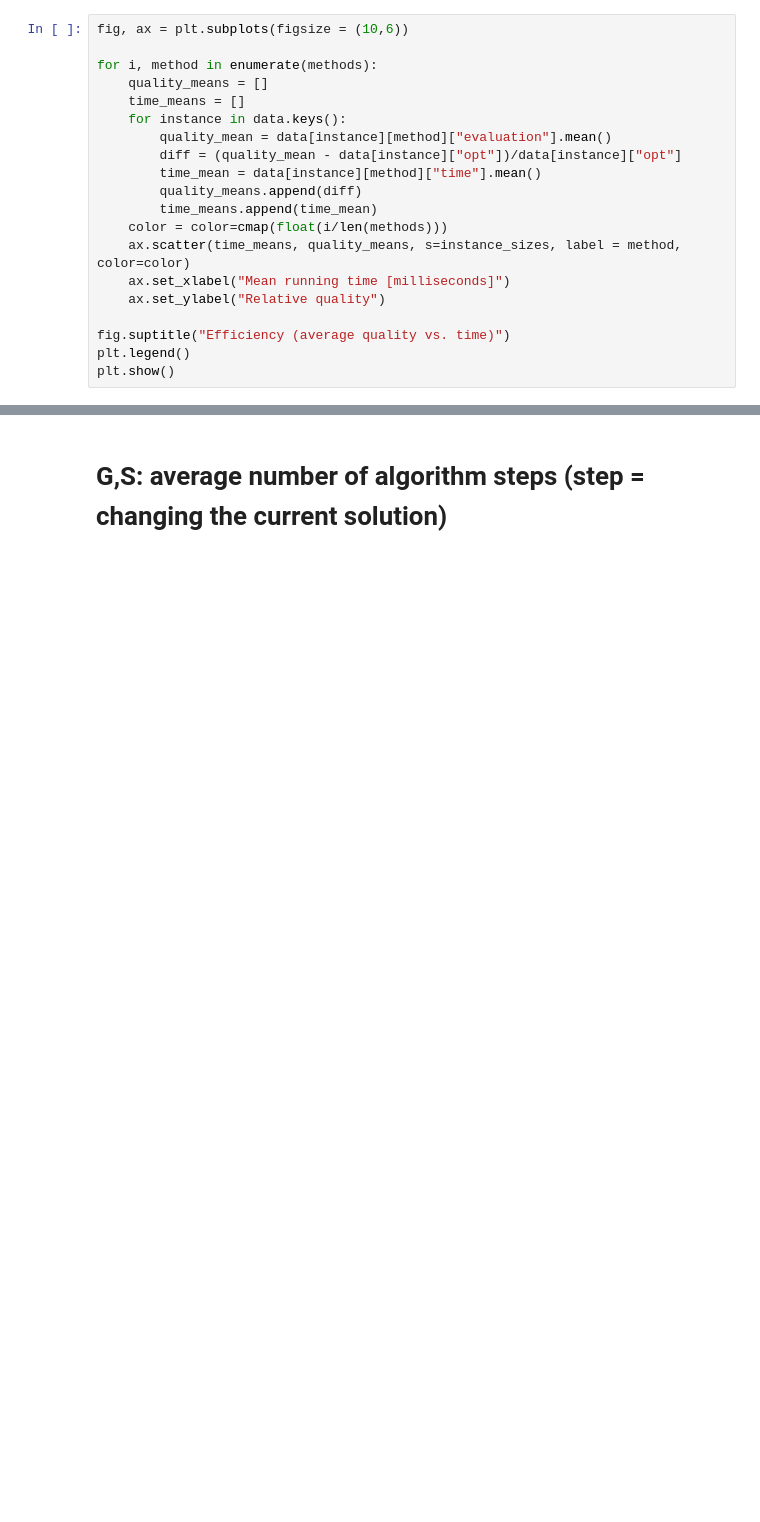
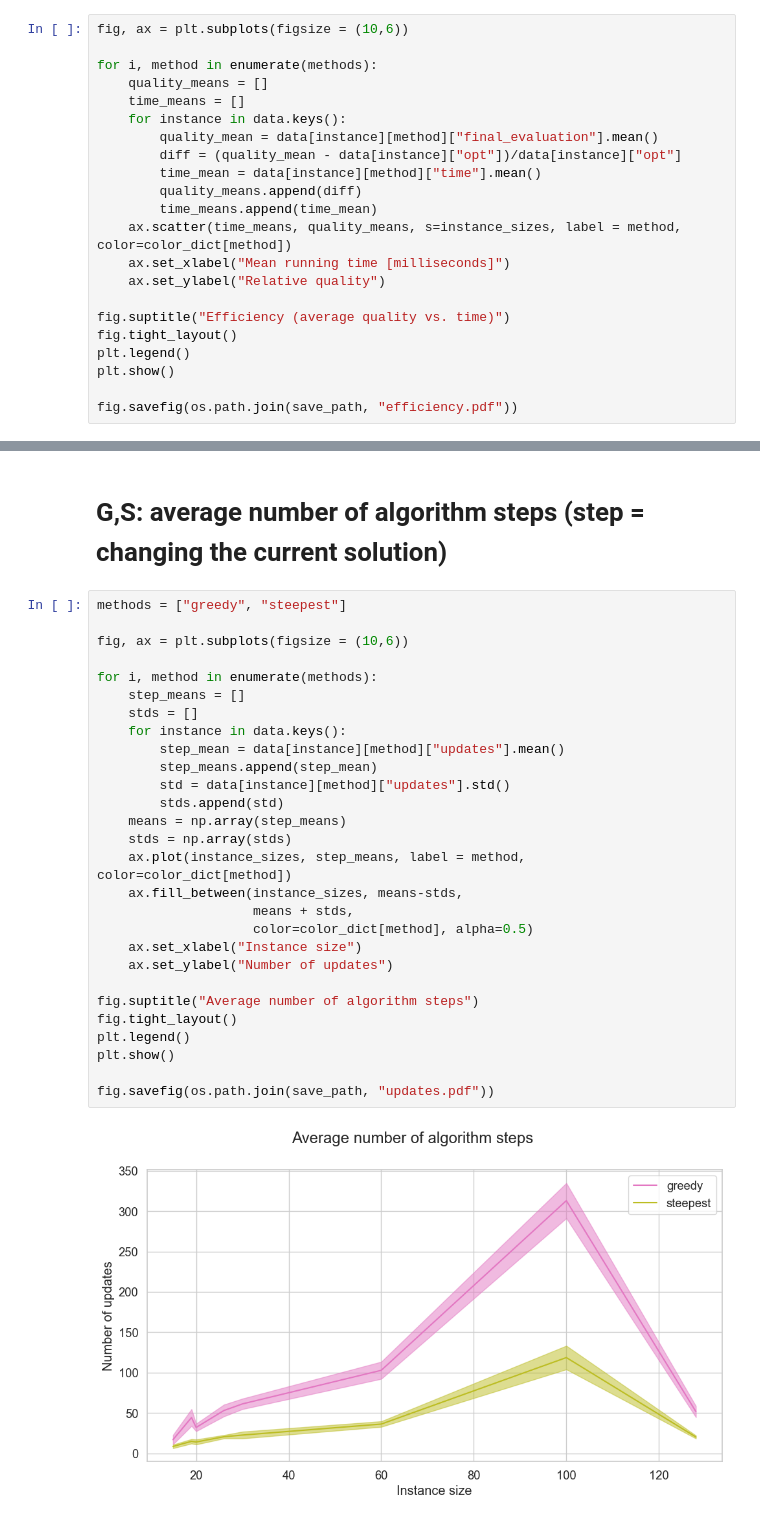
Before and after one commit to kapiblue/QAP-local-search, a Jupyter notebook: plotting/plot.ipynb, the cells around one changed output, grey strips where cells are left out. Cells and saved outputs as stored; diff of their text form; blank space fills up the shorter version.

```diff
--- a/plotting/plot.ipynb
+++ b/plotting/plot.ipynb
@@ -227,17 +226,19 @@ for i, method in enumerate(methods):
     quality_means = []
     time_means = []
     for instance in data.keys():
-        quality_mean = data[instance][method]["evaluation"].mean()
+        quality_mean = data[instance][method]["final_evaluation"].mean()
         diff = (quality_mean - data[instance]["opt"])/data[instance]["opt"]
         time_mean = data[instance][method]["time"].mean()
         quality_means.append(diff)
         time_means.append(time_mean)
-    color = color=cmap(float(i/len(methods)))
-    ax.scatter(time_means, quality_means, s=instance_sizes, label = method, color=color)
+    ax.scatter(time_means, quality_means, s=instance_sizes, label = method, color=color_dict[method])
     ax.set_xlabel("Mean running time [milliseconds]")
     ax.set_ylabel("Relative quality")
 
 fig.suptitle("Efficiency (average quality vs. time)")
+fig.tight_layout()
 plt.legend()
 plt.show()
+
+fig.savefig(os.path.join(save_path, "efficiency.pdf"))
 # %% [output]
@@ -245,2 +246,32 @@ plt.show()
 # %% [markdown]
 # G,S: average number of algorithm steps (step = changing the current solution)
+# %%
+methods = ["greedy", "steepest"]
+
+fig, ax = plt.subplots(figsize = (10,6))
+
+for i, method in enumerate(methods):
+    step_means = []
+    stds = []
+    for instance in data.keys():
+        step_mean = data[instance][method]["updates"].mean()
+        step_means.append(step_mean)
+        std = data[instance][method]["updates"].std()
+        stds.append(std)
+    means = np.array(step_means)
+    stds = np.array(stds)
+    ax.plot(instance_sizes, step_means, label = method, color=color_dict[method])
+    ax.fill_between(instance_sizes, means-stds,
+                    means + stds,
+                    color=color_dict[method], alpha=0.5)
+    ax.set_xlabel("Instance size")
+    ax.set_ylabel("Number of updates")
+
+fig.suptitle("Average number of algorithm steps")
+fig.tight_layout()
+plt.legend()
+plt.show()
+
+fig.savefig(os.path.join(save_path, "updates.pdf"))
+# %% [output]
+[figure, added]
```
Also changed, not shown: parts of 11 cells of this notebook, 8 other files.
